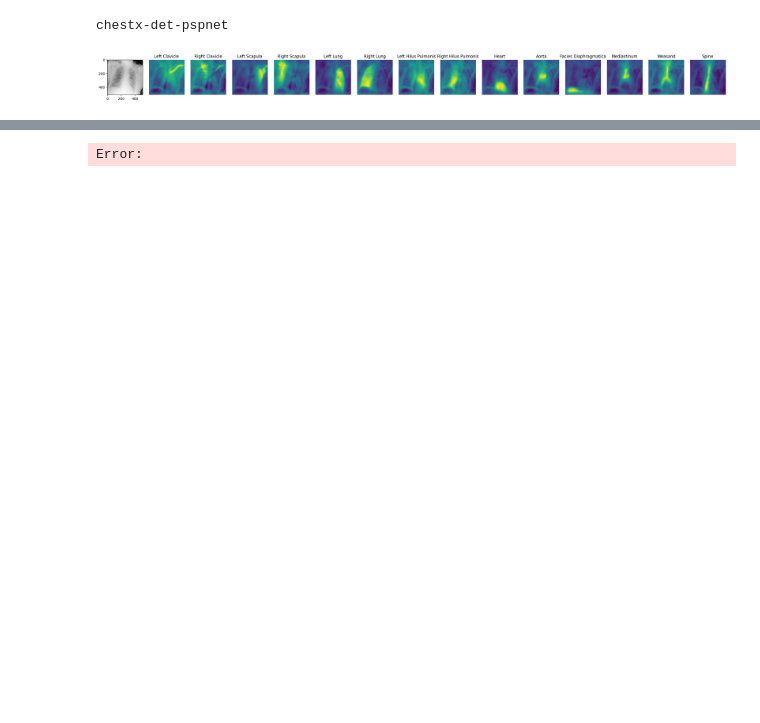
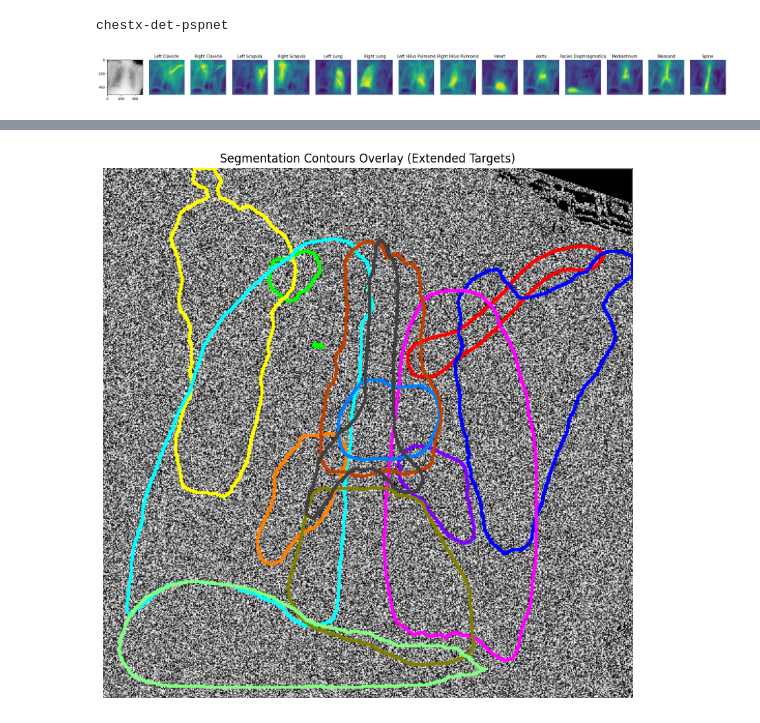
Before and after one commit to Keithyuri/torchxrayvision, a Jupyter notebook: backend/scripts/segmentation.ipynb, the cells around one changed output, grey strips where cells are left out. Saved outputs shown, nothing was run; the diff lists cells and outputs as text; code cells hidden in the pictures; blank space fills up the shorter version.

```diff
--- a/backend/scripts/segmentation.ipynb
+++ b/backend/scripts/segmentation.ipynb
@@ -101,4 +128,57 @@ Error:
 # %%
+# ==========================================
+# 6️⃣ Draw Contours Overlay (Extended Targets)
+# ==========================================
+
+# Convert grayscale image to RGB
+img_rgb = cv2.cvtColor((img_disp * 255).astype(np.uint8), cv2.COLOR_GRAY2RGB)
+
+# Get predicted masks
+pred_np = pred[0].cpu().numpy()
+
+# Define extended anatomical targets and colors
+extended_targets = [
+    "left_clavicle", "right_clavicle",
+    "left_scapula", "right_scapula",
+    "right_lung",
+    "left_hilus_pulmonis", "right_hilus_pulmonis",
+    "heart", "aorta",
+    "facies_diaphragmatica",
+    "mediastinum", "weasand", "spine"
+]
+
+# 13 distinct RGB colors
+colors = [
+    (255, 0, 0),      # left clavicle – red
+    (0, 255, 0),      # right clavicle – green
+    (0, 0, 255),      # left scapula – blue
+    (255, 255, 0),    # right scapula – yellow
+    (255, 0, 255),    # right lung – magenta
+    (0, 255, 255),    # left hilus pulmonis – cyan
+    (128, 0, 255),    # right hilus pulmonis – purple
+    (255, 128, 0),    # heart – orange
+    (128, 128, 0),    # aorta – olive
+    (0, 128, 255),    # facies diaphragmatica – sky blue
+    (128, 255, 128),  # mediastinum – light green
+    (192, 64, 0),     # weasand – brown
+    (64, 64, 64)      # spine – gray
+]
+
+# Make sure we don’t exceed model channels
+num_channels = min(pred_np.shape[0], len(extended_targets))
+
+# Draw contours for each detected mask
+for i in range(num_channels):
+    mask = (pred_np[i] > 0.5).astype(np.uint8)
+    contours, _ = cv2.findContours(mask, cv2.RETR_EXTERNAL, cv2.CHAIN_APPROX_SIMPLE)
+    cv2.drawContours(img_rgb, contours, -1, colors[i % len(colors)], 2)
+
+# Display result
+plt.figure(figsize=(10,10))
+plt.imshow(img_rgb)
+plt.title("Segmentation Contours Overlay (Extended Targets)")
+plt.axis("off")
+plt.show()
 # %% [output]
-Error:
+[figure, added]
 # %%
```
Also changed, not shown: parts of 9 cells of this notebook.
